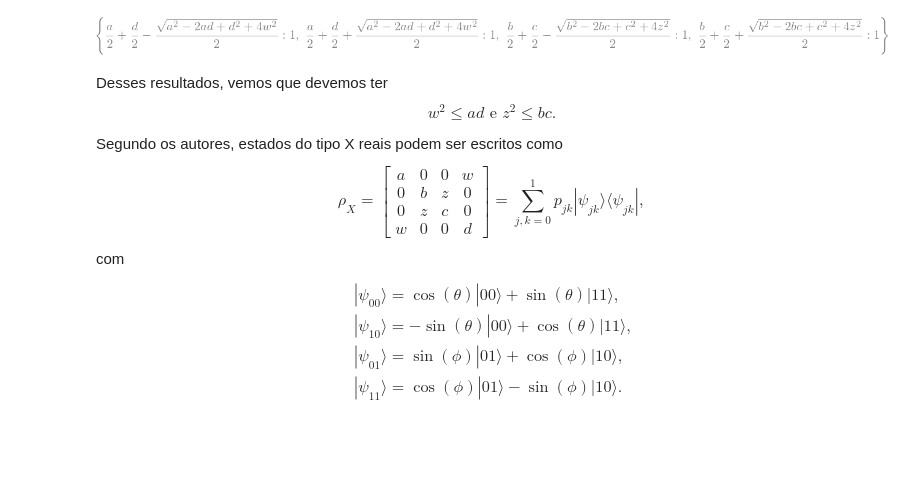
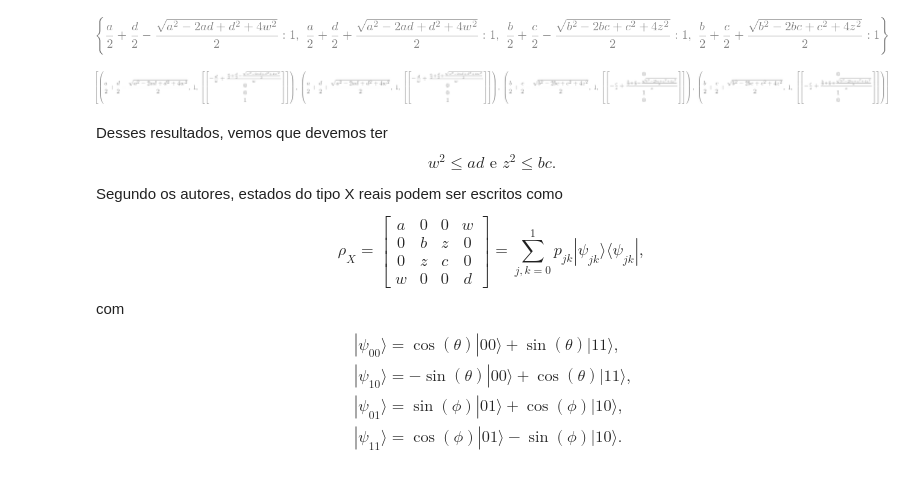
Before and after one commit to abbarreto/qiskit, a Jupyter notebook: 06_purificacao_de_estados.ipynb, the cells around one changed output. Drawn from its saved outputs; the diff is of its cells as text; code cells hidden in the pictures; blank space fills up the shorter version.

```diff
--- a/06_purificacao_de_estados.ipynb
+++ b/06_purificacao_de_estados.ipynb
@@ -198,6 +200,10 @@ rhoX = Matrix([[a,0,0,w],[0,b,z,0],[0,z,c,0],[w,0,0,d]]); rhoX
 rhoX.eigenvals()
 # %% [output]
 [figure]
+# %%
+rhoX.eigenvects()
+# %% [output]
+[figure, added]
 # %% [markdown]
 Desses resultados, vemos que devemos ter
 $$w^{2}\le ad \text{ e } z^{2}\le bc.$$
```
Also changed, not shown: parts of 12 cells of this notebook, 1 other file.
